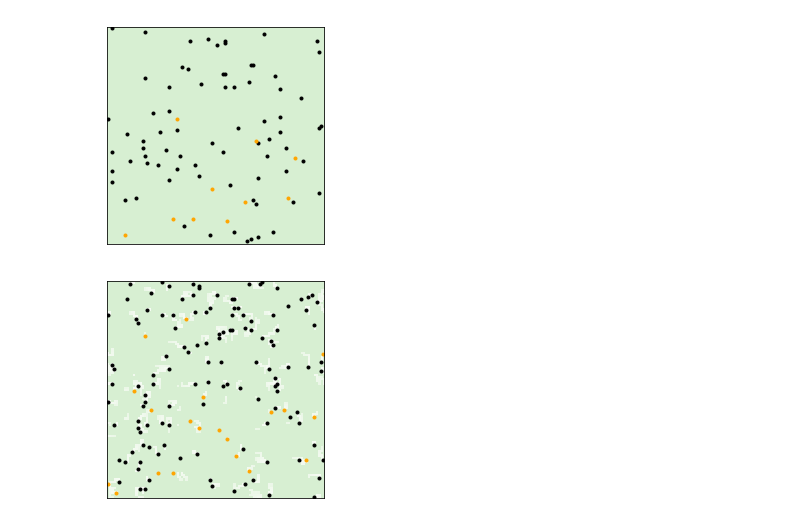
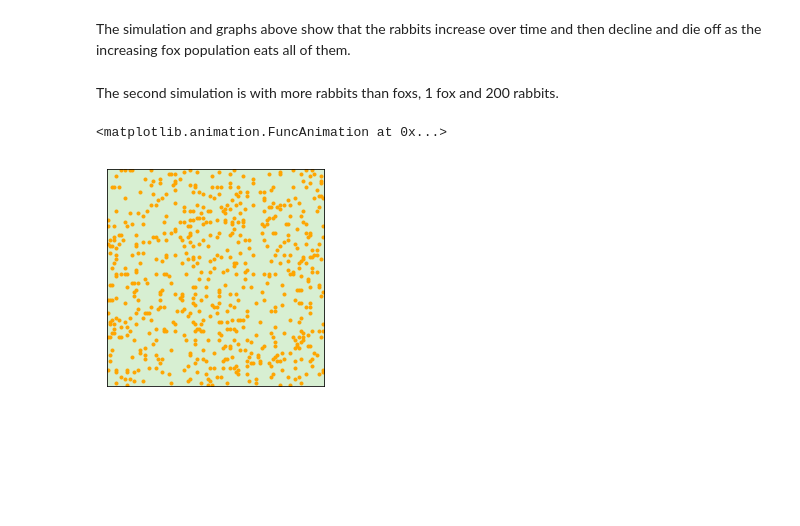
Before and after one commit to IanJaroszek/ComplexProject, a Jupyter notebook: Final_Project.ipynb, the cells around one changed output. Drawn from its saved outputs; the diff is of its cells as text; code cells hidden in the pictures; blank space fills up the shorter version.

Commit message:
Added Simulations

```diff
--- a/Final_Project.ipynb
+++ b/Final_Project.ipynb
@@ -235,6 +238,7 @@ class SugarscapeViewer(Cell2DViewer):
         grid: boolean, whether to draw grid lines
         """
         self.draw_array(self.viewee.array, origin='lower')
+        self.points = []
         self.draw_agents()
 
     def draw_agents(self):
@@ -262,12 +266,15 @@ class SugarscapeViewer(Cell2DViewer):
         returns: tuple of sequences, (xs, ys)
         """
         agents = self.viewee.agents
-        rows, cols = np.transpose([agent.loc for agent in agents])
         animals = []
-        for agent in agents:
-            animals.append(type(agent))
-        xs = cols + 0.5
-        ys = rows + 0.5
+        xs = []
+        ys = []
+        if agents:
+            rows, cols = np.transpose([agent.loc for agent in agents])
+            for agent in agents:
+                animals.append(type(agent))
+            xs = cols + 0.5
+            ys = rows + 0.5
         return xs, ys, animals
 # %%
 class Agent:
@@ -391,9 +413,12 @@ thinkplot.plot(env.grass_count_seq)
-# %%
-viewer.draw()
-# %% [output]
-[figure, removed]
-# %%
-viewer.step()
-viewer.draw()
-# %% [output]
-[figure, removed]
+# %% [markdown]
+The simulation and graphs above show that the rabbits increase over time and then decline and die off as the increasing fox population eats all of them.
+# %% [markdown]
+The second simulation is with more rabbits than foxs, 1 fox and 200 rabbits.
+# %%
+env = Sugarscape(100,num_rabbits=200,num_foxs=1)
+viewer = SugarscapeViewer(env)
+anim = viewer.animate(frames=100)
+anim
+# %% [output]
+<matplotlib.animation.FuncAnimation at 0x...>
+[figure, added]
```
Also changed, not shown: parts of 33 cells of this notebook.
